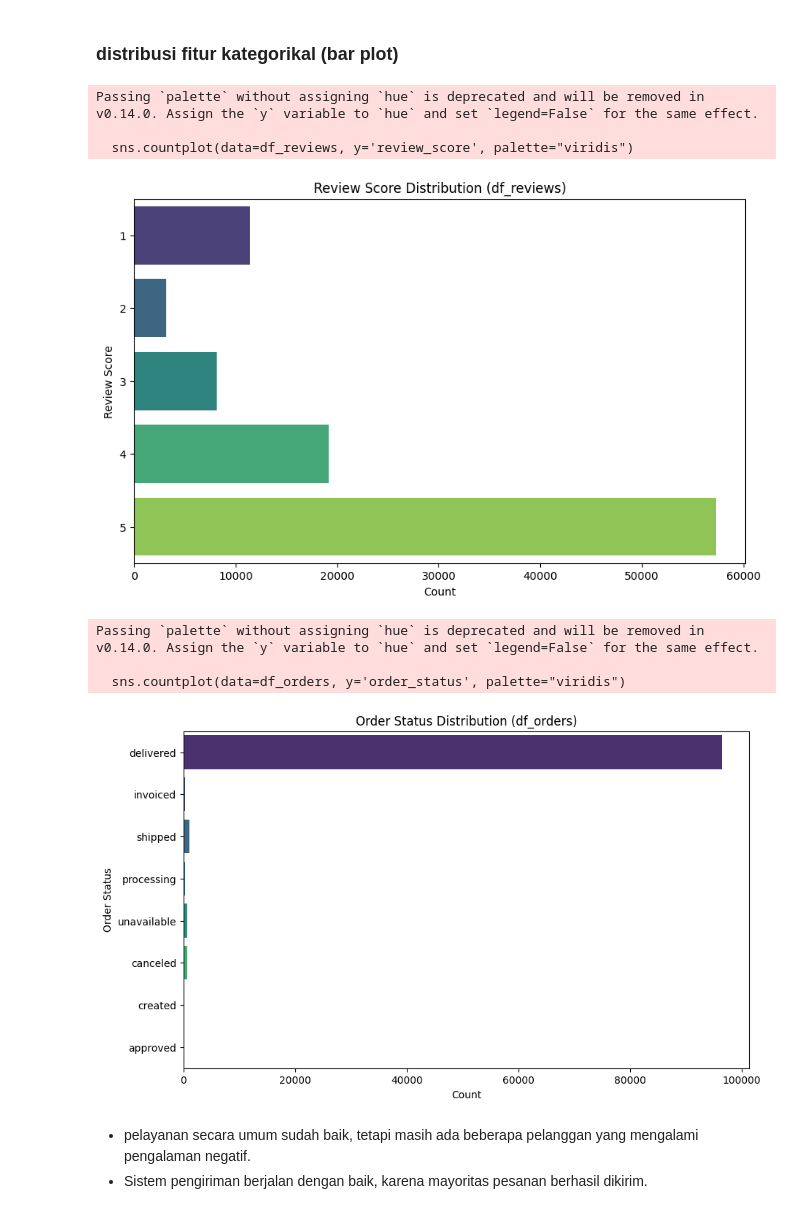
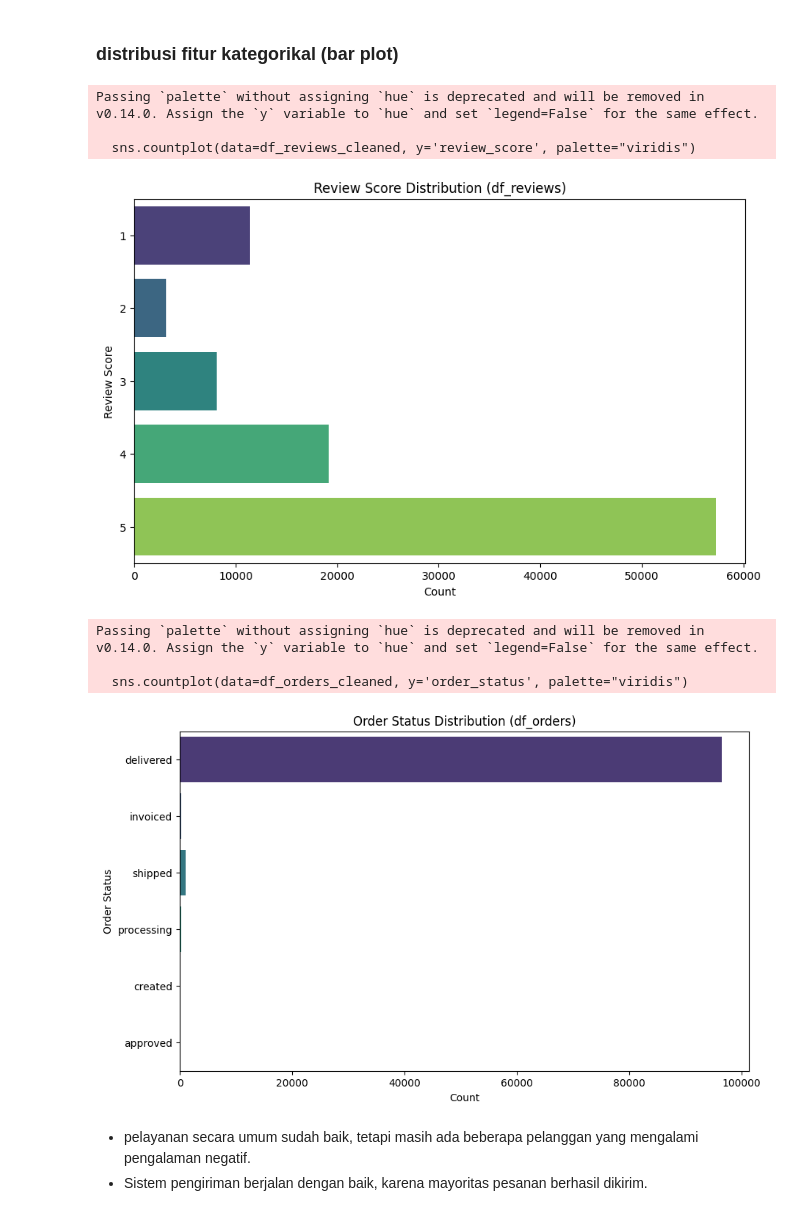
Before and after one commit to fiyandamamuri/e-commerce_public_datasets_analysis, a Jupyter notebook: notebook.ipynb, the cells around one changed output. Drawn from its saved outputs; the diff is of its cells as text; code cells hidden in the pictures.

```diff
--- a/notebook.ipynb
+++ b/notebook.ipynb
@@ -552,0 +574,4 @@ df_geolocation Duplicates After Cleaning: 0
+# %%
+df_reviews_cleaned = pd.read_csv("datasets/df_reviews_cleaned.csv")
+df_orders_cleaned = pd.read_csv("datasets/df_orders_cleaned.csv")
+df_products_cleaned = pd.read_csv("datasets/df_products_cleaned.csv")
@@ -584,28 +625,28 @@ plt.show()
 # %%
 #Explore data Distribusi Skor Ulasan (review_score) pada df_reviews dan Distribusi Status Pesanan (order_status) pada df_orders
 
 plt.figure(figsize=(10, 6))
-sns.countplot(data=df_reviews, y='review_score', palette="viridis")
+sns.countplot(data=df_reviews_cleaned, y='review_score', palette="viridis")
 plt.title('Review Score Distribution (df_reviews)')
 plt.xlabel('Count')
 plt.ylabel('Review Score')
 plt.show()
 
 plt.figure(figsize=(10, 6))
-sns.countplot(data=df_orders, y='order_status', palette="viridis")
+sns.countplot(data=df_orders_cleaned, y='order_status', palette="viridis")
 plt.title('Order Status Distribution (df_orders)')
 plt.xlabel('Count')
 plt.ylabel('Order Status')
 plt.show()
 # %% [output]
 Passing `palette` without assigning `hue` is deprecated and will be removed in v0.14.0. Assign the `y` variable to `hue` and set `legend=False` for the same effect.
 
-  sns.countplot(data=df_reviews, y='review_score', palette="viridis")
+  sns.countplot(data=df_reviews_cleaned, y='review_score', palette="viridis")
 [figure]
 Passing `palette` without assigning `hue` is deprecated and will be removed in v0.14.0. Assign the `y` variable to `hue` and set `legend=False` for the same effect.
 
-  sns.countplot(data=df_orders, y='order_status', palette="viridis")
+  sns.countplot(data=df_orders_cleaned, y='order_status', palette="viridis")
-[figure, old version]
+[figure, new version]
 # %% [markdown]
 -  pelayanan secara umum sudah baik, tetapi masih ada beberapa pelanggan yang mengalami pengalaman negatif.
 - Sistem pengiriman berjalan dengan baik, karena mayoritas pesanan berhasil dikirim.
```
Also changed, not shown: parts of 40 cells of this notebook, 8 other files.
